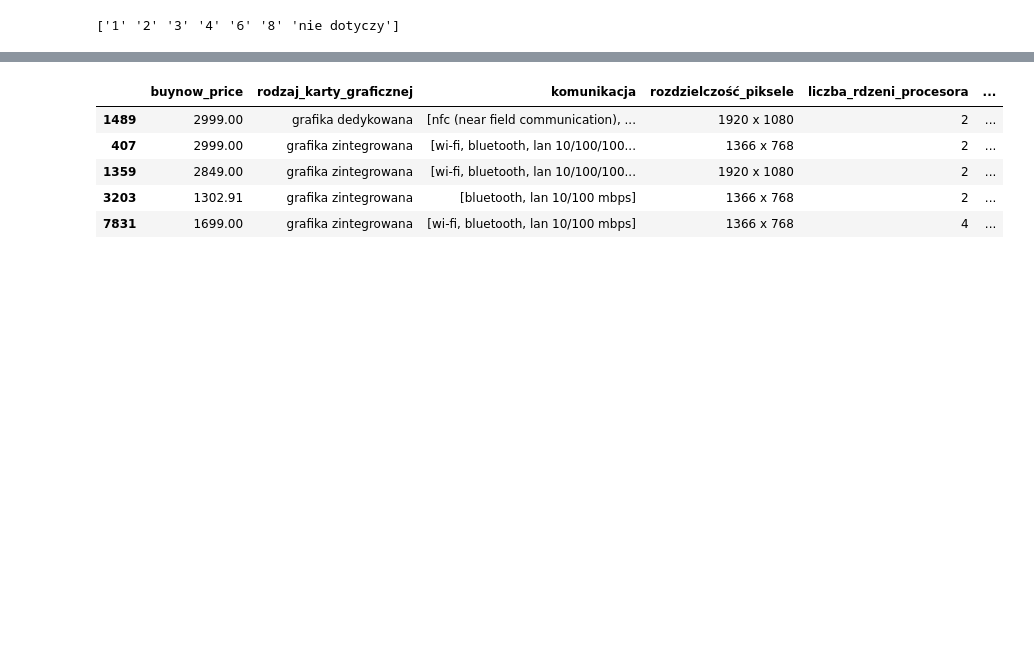
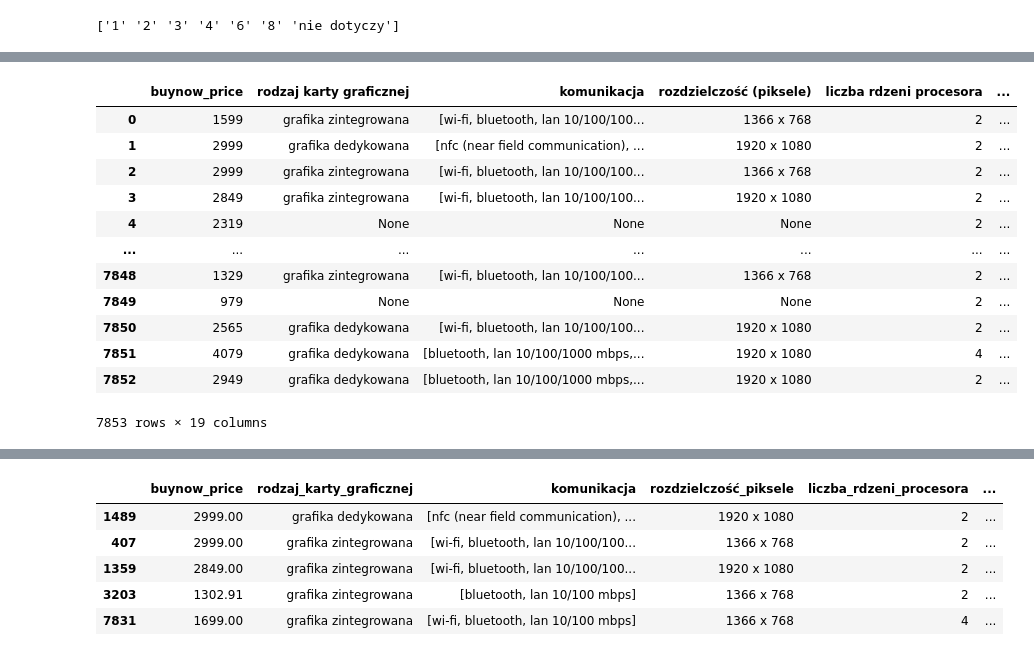
Before and after one commit to sadowskimarcin10/laptop-price, a Jupyter notebook: laptop_price_workflow.ipynb, the cells around one changed output, grey strips where cells are left out. Cells and saved outputs as stored; diff of their text form; code cells hidden in the pictures; blank space fills up the shorter version.

```diff
--- a/laptop_price_workflow.ipynb
+++ b/laptop_price_workflow.ipynb
@@ -79,7 +91,7 @@ plt.show()
 # Budowa Preprocesingu
 # %%
 imputer = SimpleImputer(strategy = 'median')
-df_num = df[['taktowanie bazowe procesora (ghz)', 'pojemność dysku (gb)']]
+df_num = df[['buynow_price', 'taktowanie bazowe procesora (ghz)', 'pojemność dysku (gb)']]
 imputer.fit(df_num)
 imputer.statistics_
 # %% [output]
@@ -111,0 +186,44 @@ print(encoder.classes_)
+# %%
+#rooms_ix, bedrooms_ix, population_ix, household_ix = 3, 4, 5, 6
+
+buynow_price_ix = 0
+taktowanie_bazowe_procesora_ghz_ix = 1
+pojemność_dysku_gb_ix = 2
+#household_ix = 6
+
+class CombinedAttributesAdder(BaseEstimator, TransformerMixin):
+
+    def __init__(self, add_price_per_gb = True): # żadnych zmiennych *args ani **kargs
+        self.add_price_per_gb = add_price_per_gb
+
+    def fit(self, X, y=None):
+        return self # nie robi nic innego
+
+    def transform(self, X, y=None):
+        price_per_ghz = X[:, taktowanie_bazowe_procesora_ghz_ix] / X[:, buynow_price_ix]
+        #Populacja_na_rodzinę = X[:, population_ix] / X[:, household_ix]
+        if self.add_price_per_gb:
+            price_per_gb = X[:, pojemność_dysku_gb_ix] / X[:, buynow_price_ix]
+            return np.c_[X, price_per_ghz, price_per_gb]
+        else:
+            return np.c_[X, price_per_ghz]
+# %%
+attr_adder = CombinedAttributesAdder(add_price_per_gb=True)
+df_extra_attribs = attr_adder.transform(df.values)
+# %%
+#pd.DataFrame(df_extra_attribs, columns=df_num.columns)
+pd.DataFrame(df_extra_attribs, columns = df.columns.append(pd.Index(['price_per_ghz','4242'])))
+# %% [output]
+|  | buynow_price | rodzaj karty graficznej | komunikacja | rozdzielczość (piksele) | liczba rdzeni procesora | ... |
+| 0 | 1599 | grafika zintegrowana | [wi-fi, bluetooth, lan 10/100/100... | 1366 x 768 | 2 | ... |
+| 1 | 2999 | grafika dedykowana | [nfc (near field communication), ... | 1920 x 1080 | 2 | ... |
+| 2 | 2999 | grafika zintegrowana | [wi-fi, bluetooth, lan 10/100/100... | 1366 x 768 | 2 | ... |
+| 3 | 2849 | grafika zintegrowana | [wi-fi, bluetooth, lan 10/100/100... | 1920 x 1080 | 2 | ... |
+| 4 | 2319 | None | None | None | 2 | ... |
+| ... | ... | ... | ... | ... | ... | ... |
+| 7848 | 1329 | grafika zintegrowana | [wi-fi, bluetooth, lan 10/100/100... | 1366 x 768 | 2 | ... |
+| 7849 | 979 | None | None | None | 2 | ... |
+| 7850 | 2565 | grafika dedykowana | [wi-fi, bluetooth, lan 10/100/100... | 1920 x 1080 | 2 | ... |
+| 7851 | 4079 | grafika dedykowana | [bluetooth, lan 10/100/1000 mbps,... | 1920 x 1080 | 4 | ... |
+| 7852 | 2949 | grafika dedykowana | [bluetooth, lan 10/100/1000 mbps,... | 1920 x 1080 | 2 | ... |
+7853 rows × 19 columns
```
Also changed, not shown: parts of 17 cells of this notebook.
